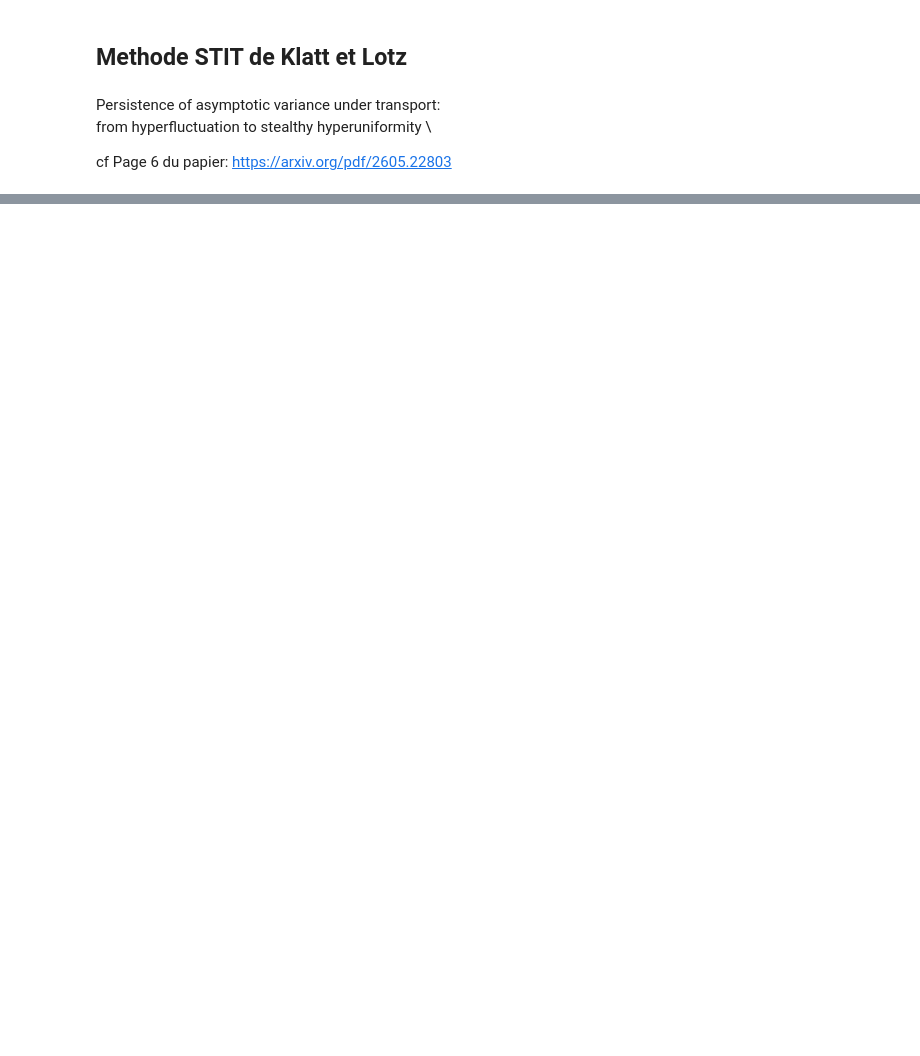
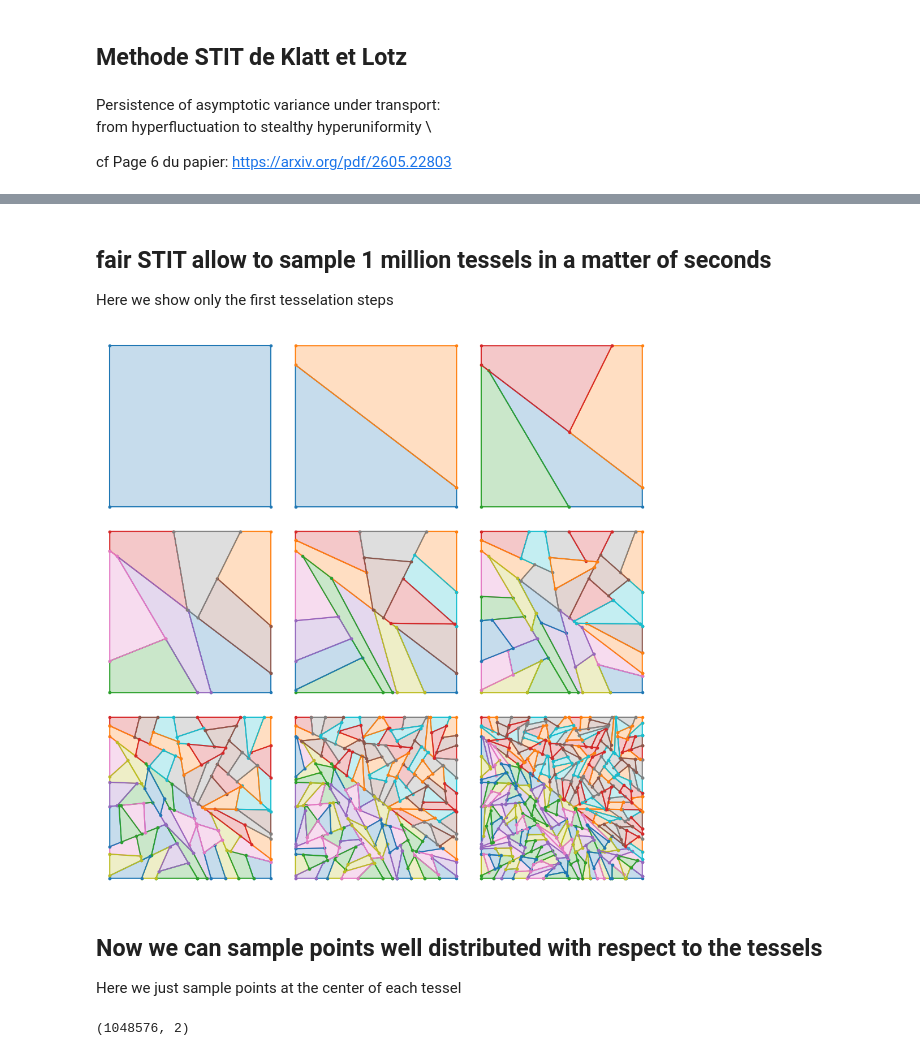
Before and after one commit to For-a-few-DPPs-more/hyperuniform-samplers, a Jupyter notebook: notebooks/stitt_fair_tiles.ipynb, the cells around one changed output, grey strips where cells are left out. Drawn from its saved outputs; the diff is of its cells as text; code cells hidden in the pictures; blank space fills up the shorter version.

```diff
--- a/notebooks/stitt_fair_tiles.ipynb
+++ b/notebooks/stitt_fair_tiles.ipynb
@@ -371,0 +34,17 @@ Requirement already satisfied: six>=1.5 in /usr/local/lib/python3.12/dist-packag
+# %% [markdown]
+## fair STIT allow to sample 1 million tessels in a matter of seconds
+Here we show only the first tesselation steps
+# %%
+quad = blue.sample_tessels(N = 2**20)
+# %% [output]
+[figure, added]
+# %% [markdown]
+## Now we can sample points well distributed with respect to the tessels
+
+
+Here we just sample points at the center of each tessel
+# %%
+x = quad.mean(axis = 1)
+print(x.shape)
+# %% [output]
+(1048576, 2)
```
Also changed, not shown: parts of 9 cells of this notebook.
